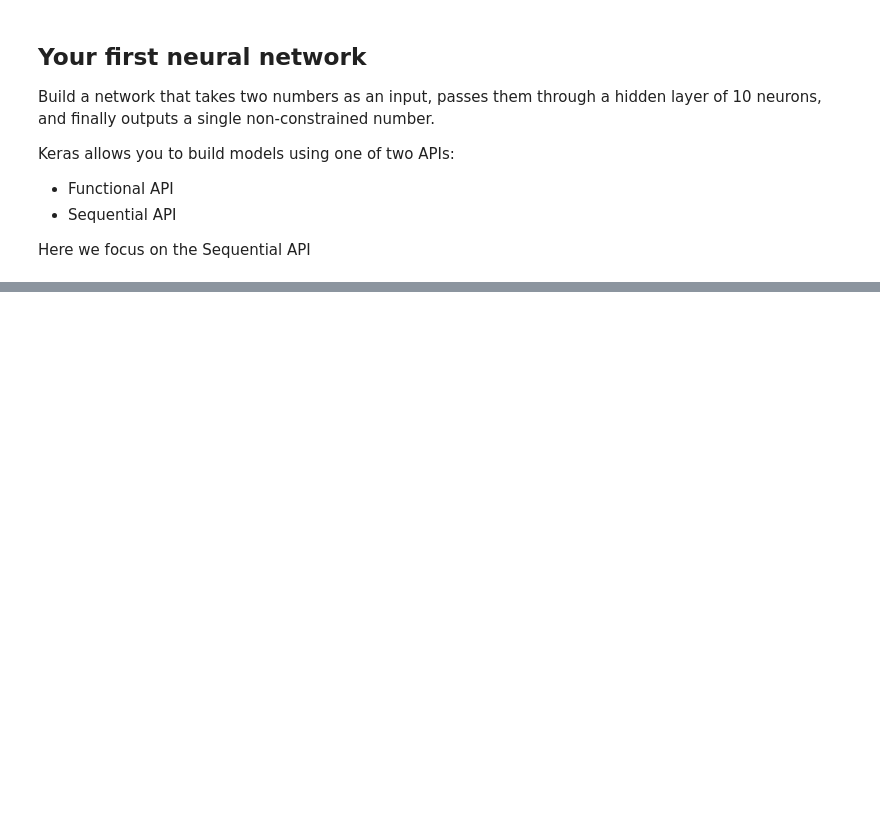
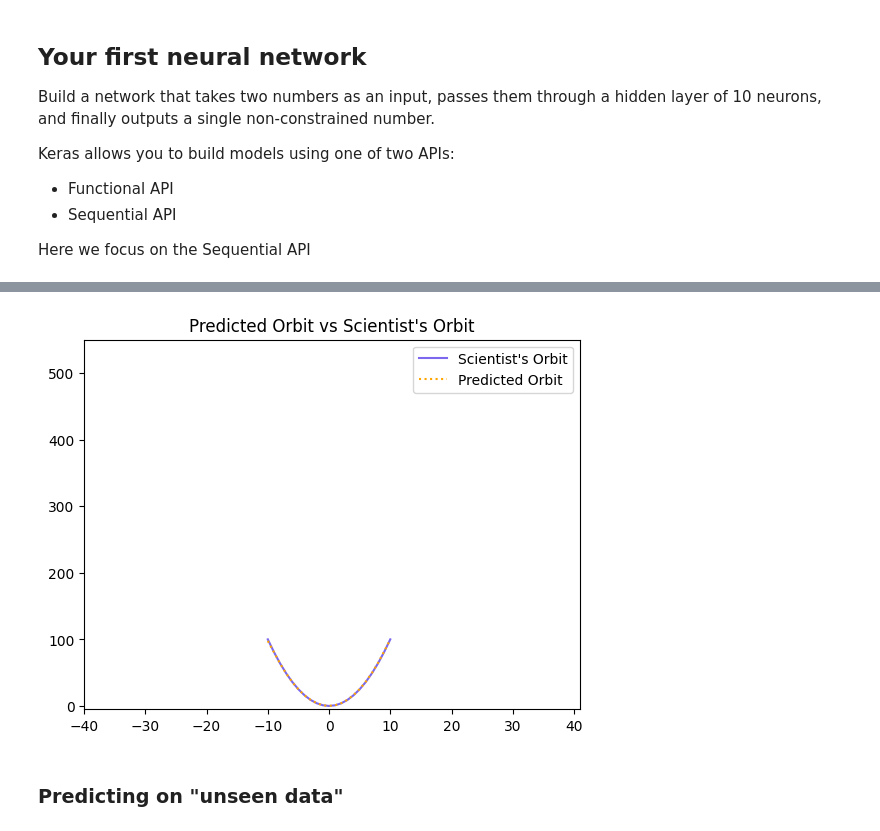
Before and after one commit to PaulToronto/DataCamp---Introduction-to-Deep-Learning-with-Keras, a Jupyter notebook: Part_1_of_4_Introducing_Keras.ipynb, the cells around one changed output, grey strips where cells are left out. Drawn from its saved outputs; the diff is of its cells as text; code cells hidden in the pictures; blank space fills up the shorter version.

```diff
--- a/Part_1_of_4_Introducing_Keras.ipynb
+++ b/Part_1_of_4_Introducing_Keras.ipynb
@@ -98,0 +285,11 @@ len(model.weights)
+# %%
+model.compile(optimizer='adam',
+              loss='mse')
+# %%
+# train your model
+# this can take a while
+# x: features
+# y: labels
+model.fit(x=time_steps,
+          y=y_positions,
+          epochs=30)
@@ -98,0 +326,18 @@ len(model.weights)
+# %%
+def plot_orbit(model_preds):
+    axeslim=int(len(model_preds)/2)
+    plt.plot(np.arange(-axeslim, axeslim+1),
+             np.arange(-axeslim, axeslim+1)**2,
+             color='mediumslateblue',
+             label='Scientist\'s Orbit')
+    plt.plot(np.arange(-axeslim, axeslim+1),
+             model_preds,
+             color='orange',
+             linestyle='dotted',
+             label='Predicted Orbit')
+    plt.axis([-40, 41, -5, 550])
+    plt.legend()
+    plt.title('Predicted Orbit vs Scientist\'s Orbit')
+# %%
+twenty_min_orbit = model.predict(np.arange(-10, 11))
+twenty_min_orbit
@@ -98,0 +363,6 @@ len(model.weights)
+# %%
+plot_orbit(twenty_min_orbit)
+# %% [output]
+[figure, added]
+# %% [markdown]
+### Predicting on "unseen data"
```
Also changed, not shown: parts of 36 cells of this notebook.
